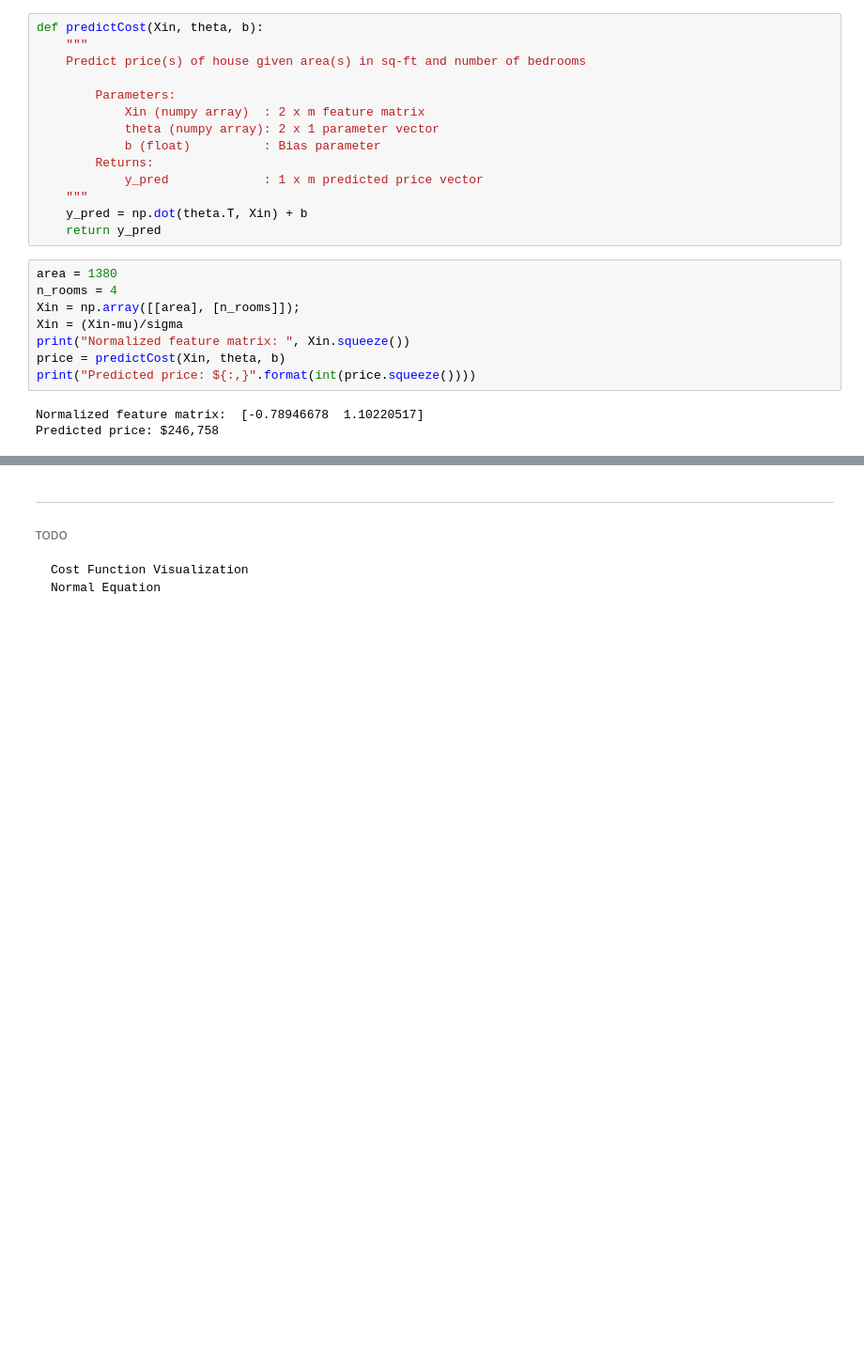
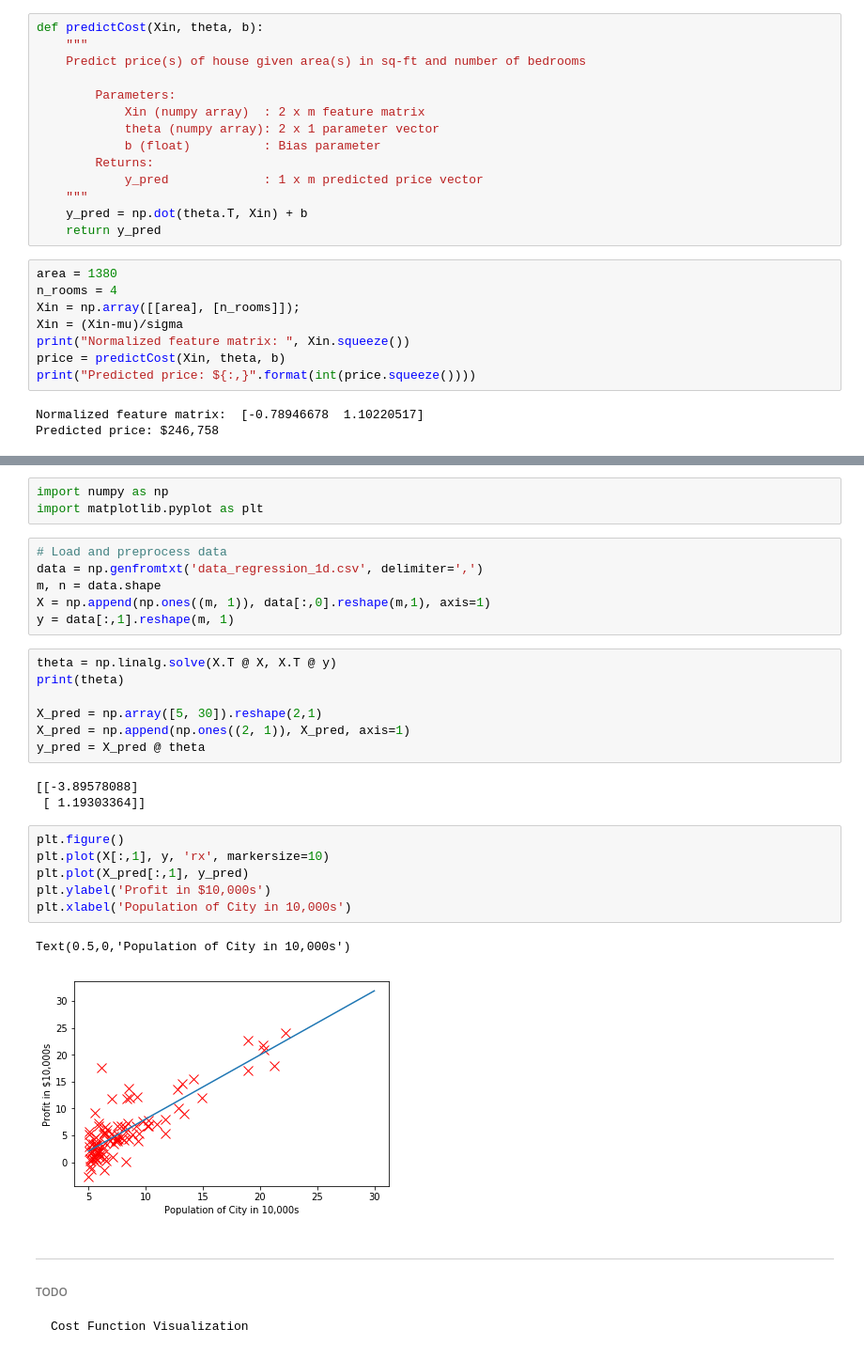
Before and after one commit to RA251995/ML-Exercises, a Jupyter notebook: Linear Regression.ipynb, the cells around one changed output, grey strips where cells are left out. Shown: that part at 94% size. Drawn from its saved outputs; the diff is of its cells as text; blank space fills up the shorter version.

Commit message:
Normal Equation

```diff
--- a/Linear Regression.ipynb
+++ b/Linear Regression.ipynb
@@ -448,5 +475,32 @@ Predicted price: $246,758
+# %%
+import numpy as np
+import matplotlib.pyplot as plt
+# %%
+# Load and preprocess data
+data = np.genfromtxt('data_regression_1d.csv', delimiter=',')
+m, n = data.shape
+X = np.append(np.ones((m, 1)), data[:,0].reshape(m,1), axis=1)
+y = data[:,1].reshape(m, 1)
+# %%
+theta = np.linalg.solve(X.T @ X, X.T @ y)
+print(theta)
+
+X_pred = np.array([5, 30]).reshape(2,1)
+X_pred = np.append(np.ones((2, 1)), X_pred, axis=1)
+y_pred = X_pred @ theta
+# %% [output]
+[[-3.89578088]
+ [ 1.19303364]]
+# %%
+plt.figure()
+plt.plot(X[:,1], y, 'rx', markersize=10)
+plt.plot(X_pred[:,1], y_pred)
+plt.ylabel('Profit in $10,000s')
+plt.xlabel('Population of City in 10,000s')
+# %% [output]
+Text(0.5,0,'Population of City in 10,000s')
+[figure, added]
 # %% [markdown]
 ---
 ###### TODO
     Cost Function Visualization
-    Normal Equation
```
Also changed, not shown: parts of 2 cells of this notebook.
